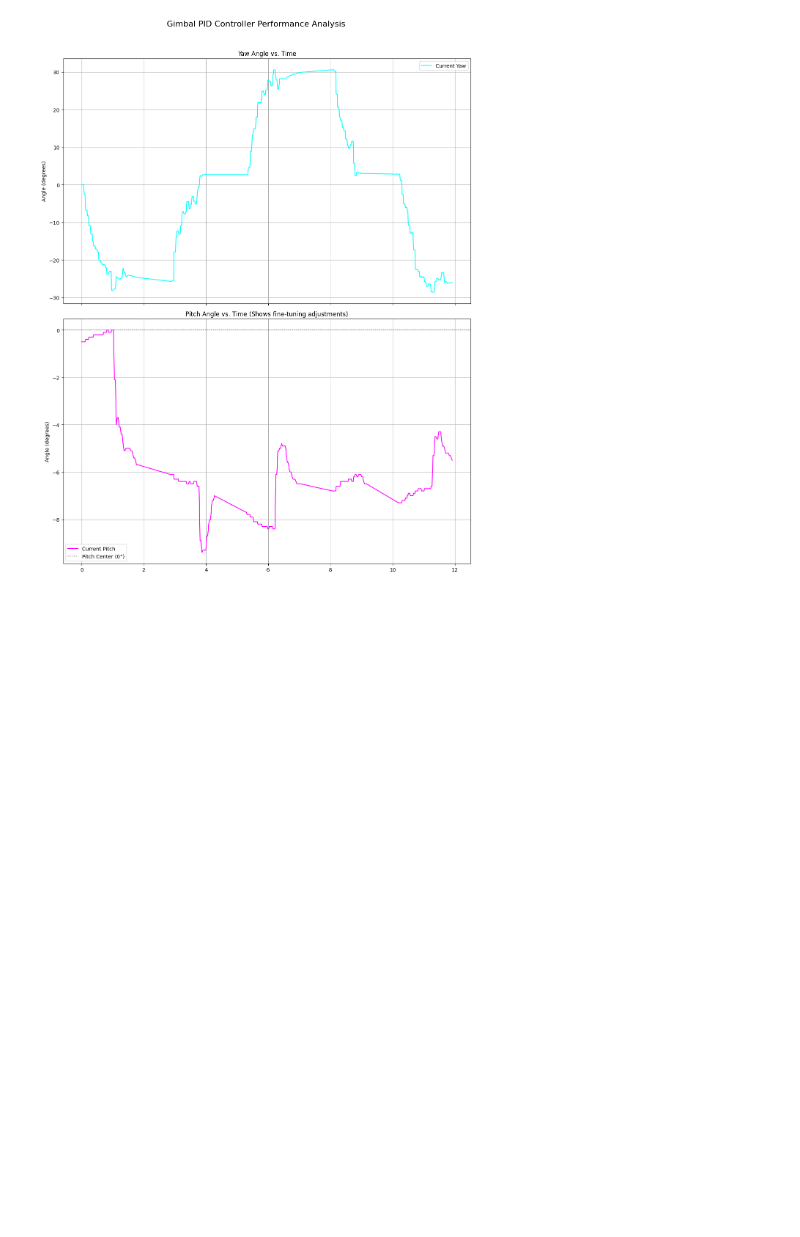
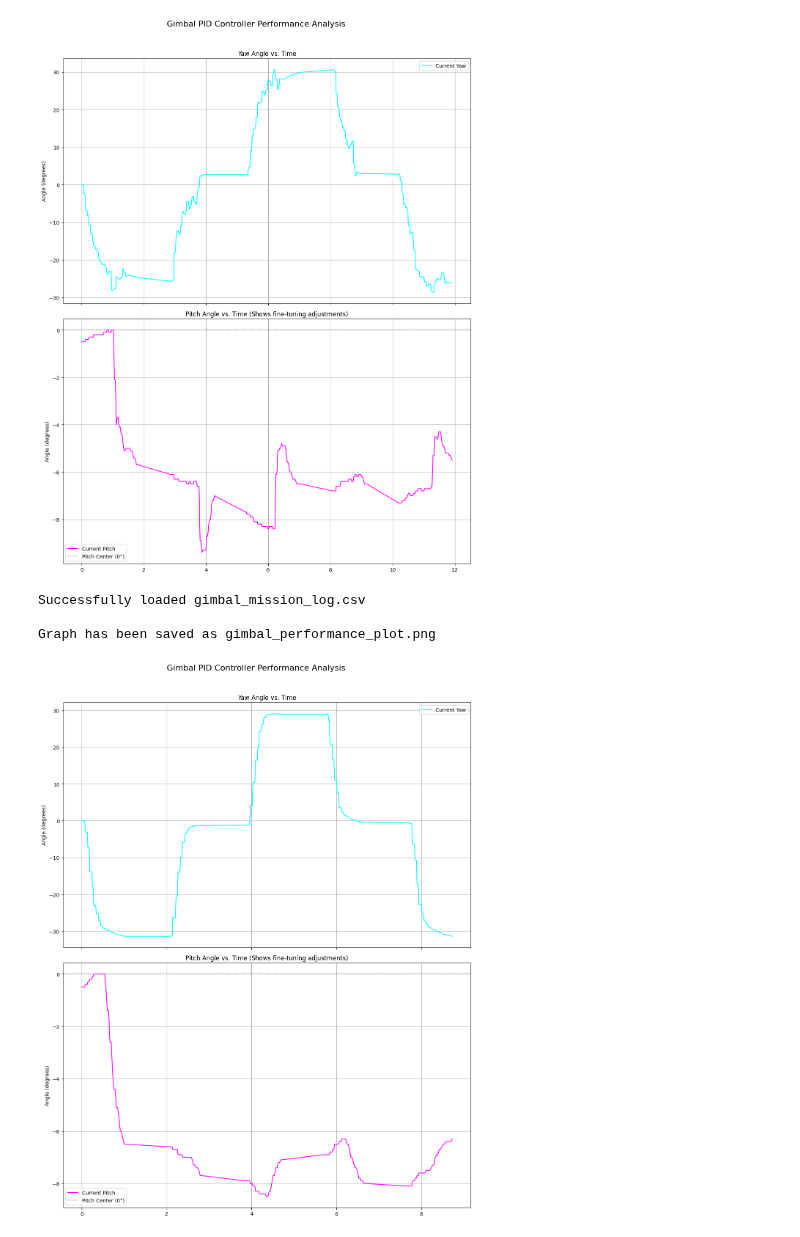
Before and after one commit to Klong1212/Robotmaster, a Jupyter notebook: PID_man/gimbal_gun_plot.ipynb, the cells around one changed output. Saved outputs shown, nothing was run; the diff lists cells and outputs as text; code cells hidden in the pictures; blank space fills up the shorter version.

```diff
--- a/PID_man/gimbal_gun_plot.ipynb
+++ b/PID_man/gimbal_gun_plot.ipynb
@@ -50,3 +50,51 @@ Successfully loaded gimbal_mission_log.csv
 
 Graph has been saved as gimbal_performance_plot.png
 [figure]
+# %%
+try:
+    # อ่านไฟล์ CSV และแปลงคอลัมน์ที่อาจเป็นค่าว่างให้เป็นตัวเลข (NaN)
+    df2 = pd.read_csv("gimbal_log_no_cv2_PHigh.csv")
+    numeric_cols = ['yaw_error', 'angle_pid_output', 'marker_error_x', 'marker_error_y',
+                    'vision_yaw_pid_output', 'vision_pitch_pid_output']
+    for col in numeric_cols:
+        df2[col] = pd.to_numeric(df2[col], errors='coerce')
+
+    print("Successfully loaded gimbal_mission_log.csv")
+except FileNotFoundError:
+    print("Error: gimbal_mission_log.csv not found. Please run the robot controller script first.")
+    exit()
+
+
+# --- 2. สร้างกราฟ ---
+fig, axs = plt.subplots(2, 1, figsize=(12, 16), sharex=True)
+fig.suptitle('Gimbal PID Controller Performance Analysis', fontsize=16)
+
+# --- กราฟที่ 1: มุม Yaw (Coarse vs Fine-tuning) ---
+axs[0].plot(df2['timestamp'], df2['current_yaw'], label='Current Yaw', color='cyan', zorder=2)
+axs[0].set_ylabel('Angle (degrees)')
+axs[0].set_title('Yaw Angle vs. Time')
+axs[0].legend()
+axs[0].grid(True)
+
+# --- กราฟที่ 2: มุม Pitch (Fine-tuning) ---
+# จะพล็อตเฉพาะช่วงที่มีการ fine-tuning ด้วย vision
+df2_fine_tune = df2[df2['stage'] == 'fine_tuning']
+axs[1].plot(df2['timestamp'], df2['current_pitch'], label='Current Pitch', color='magenta', zorder=2)
+axs[1].axhline(y=0, color='gray', linestyle=':', label='Pitch Center (0°)') # เส้นอ้างอิงที่ 0 องศา
+axs[1].set_ylabel('Angle (degrees)')
+axs[1].set_title('Pitch Angle vs. Time (Shows fine-tuning adjustments)')
+axs[1].legend()
+axs[1].grid(True)
+
+
+
+# --- 3. แสดงผลและบันทึกไฟล์ ---
+plt.tight_layout(rect=[0, 0.03, 1, 0.96])
+plt.savefig("gimbal_performance_plot_Phigh.png")
+print("\nGraph has been saved as gimbal_performance_plot.png")
+plt.show()
+# %% [output]
+Successfully loaded gimbal_mission_log.csv
+
+Graph has been saved as gimbal_performance_plot.png
+[figure, added]
```
Also changed, not shown: parts of 2 cells of this notebook, 4 other files.
